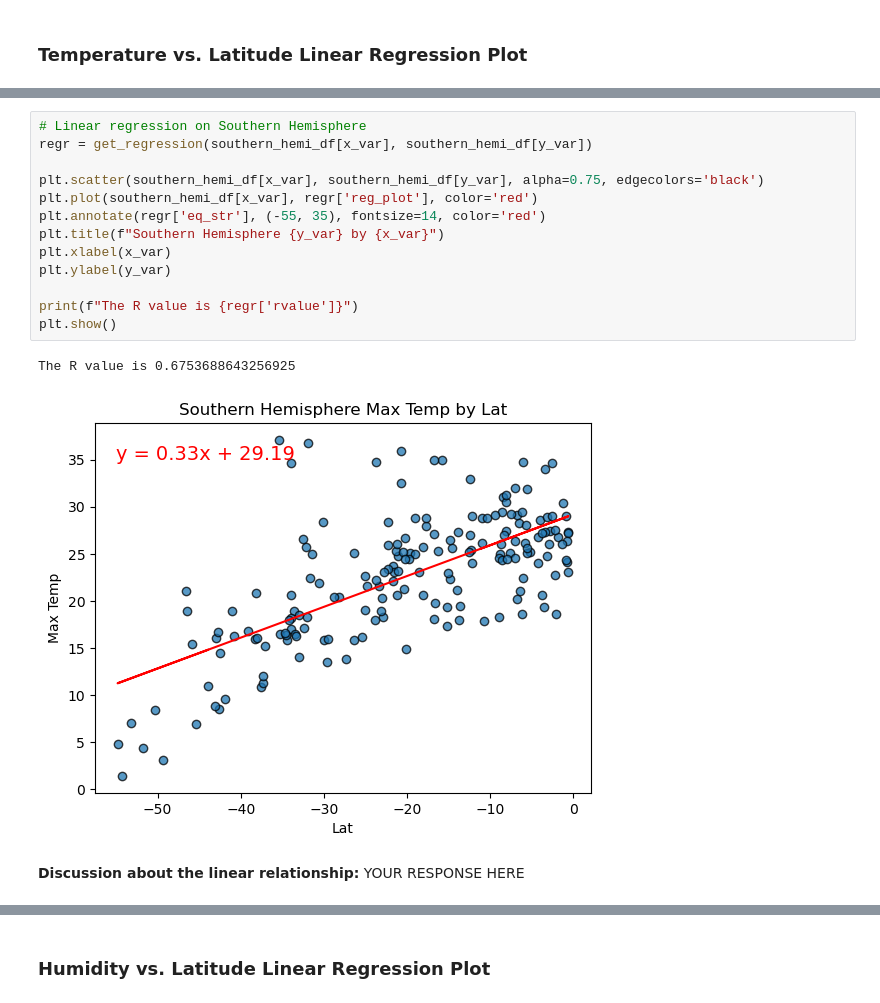
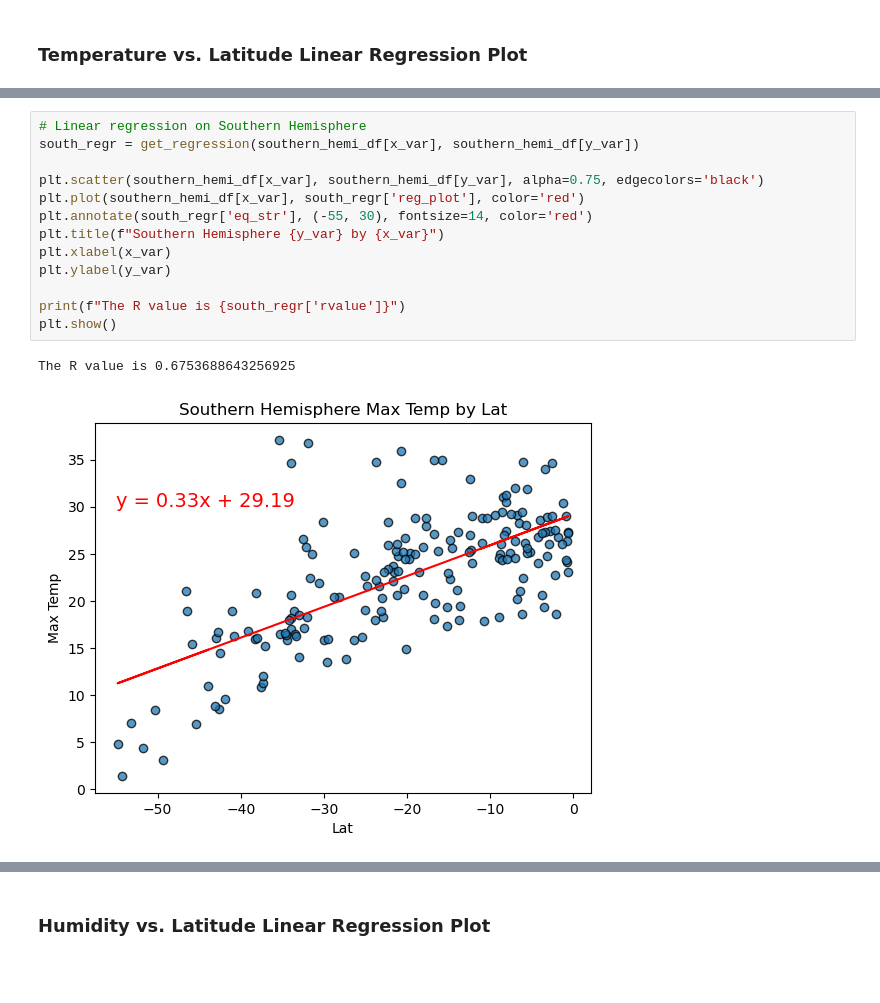
Before and after one commit to rfe123/umn_data_python_api_challenge, a Jupyter notebook: starter_code/WeatherPy.ipynb, the cells around one changed output, grey strips where cells are left out. Drawn from its saved outputs; the diff is of its cells as text; blank space fills up the shorter version.

```diff
--- a/starter_code/WeatherPy.ipynb
+++ b/starter_code/WeatherPy.ipynb
@@ -355,19 +355,17 @@ The R value is -0.8859510617556386
 [figure]
 # %%
 # Linear regression on Southern Hemisphere
-regr = get_regression(southern_hemi_df[x_var], southern_hemi_df[y_var])
+south_regr = get_regression(southern_hemi_df[x_var], southern_hemi_df[y_var])
 
 plt.scatter(southern_hemi_df[x_var], southern_hemi_df[y_var], alpha=0.75, edgecolors='black')
-plt.plot(southern_hemi_df[x_var], regr['reg_plot'], color='red')
-plt.annotate(regr['eq_str'], (-55, 35), fontsize=14, color='red')
+plt.plot(southern_hemi_df[x_var], south_regr['reg_plot'], color='red')
+plt.annotate(south_regr['eq_str'], (-55, 30), fontsize=14, color='red')
 plt.title(f"Southern Hemisphere {y_var} by {x_var}")
 plt.xlabel(x_var)
 plt.ylabel(y_var)
 
-print(f"The R value is {regr['rvalue']}")
+print(f"The R value is {south_regr['rvalue']}")
 plt.show()
 # %% [output]
 The R value is 0.6753688643256925
-[figure, old version]
+[figure, new version]
-# %% [markdown]
-**Discussion about the linear relationship:** YOUR RESPONSE HERE
```
Also changed, not shown: parts of 12 cells of this notebook.
